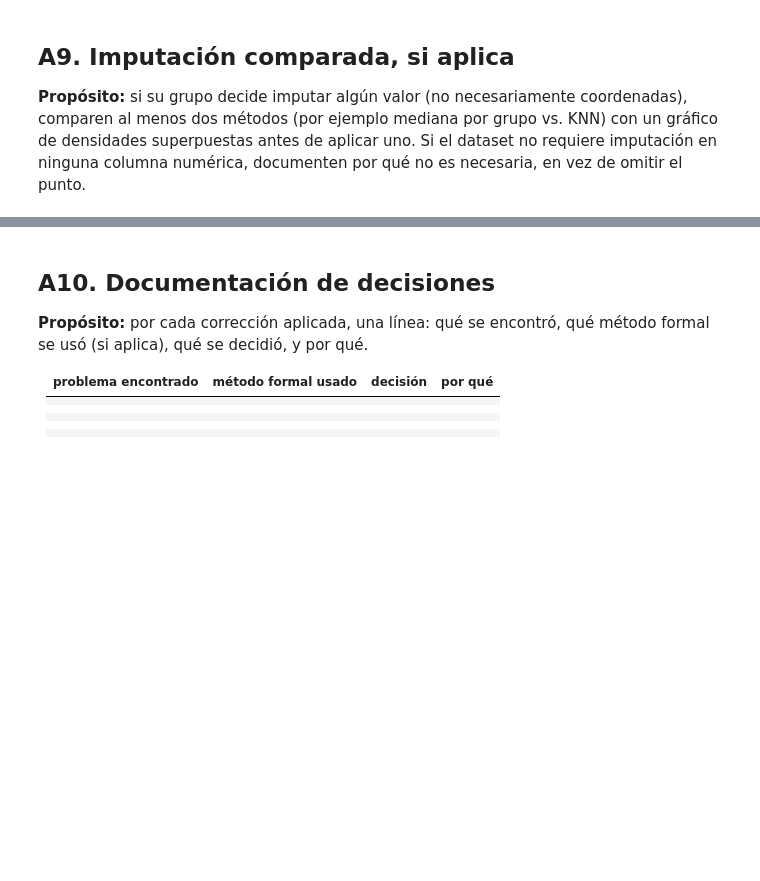
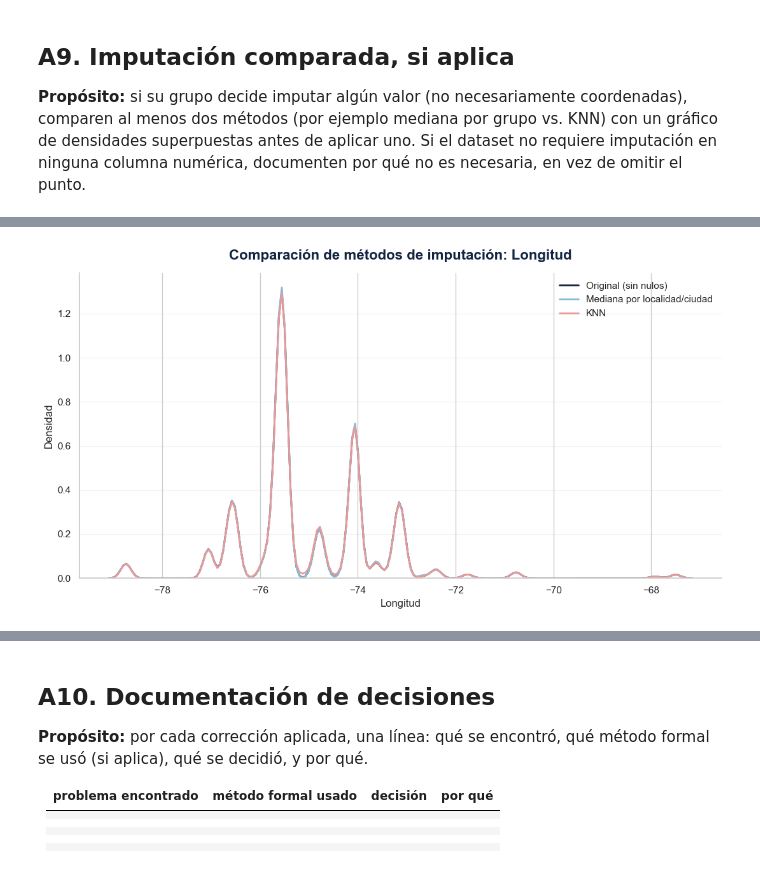
Before and after one commit to jp0617/visualizacionAnalisis, a Jupyter notebook: v0.1_s3_dataviz_grupo1.ipynb, the cells around one changed output, grey strips where cells are left out. Saved outputs shown, nothing was run; the diff lists cells and outputs as text; code cells hidden in the pictures; blank space fills up the shorter version.

```diff
--- a/v0.1_s3_dataviz_grupo1.ipynb
+++ b/v0.1_s3_dataviz_grupo1.ipynb
@@ -475,0 +848,52 @@ Duplicados eliminados: 1355
+# %%
+# Valores originales válidos
+longitud_original = df_coord["longitud"].dropna()
+
+fig, ax = plt.subplots(figsize=(11, 6))
+
+sns.kdeplot(
+    longitud_original,
+    label="Original (sin nulos)",
+    linewidth=2,
+    color="#132441",
+    ax=ax
+)
+
+sns.kdeplot(
+    df_mediana["longitud"],
+    label="Mediana por localidad/ciudad",
+    linewidth=2,
+    color="#87BBD7",
+    ax=ax
+)
+
+sns.kdeplot(
+    df_knn["longitud"],
+    label="KNN",
+    linewidth=2,
+    color="#E89A9A",
+    ax=ax
+)
+
+ax.set_title(
+    "Comparación de métodos de imputación: Longitud",
+    fontsize=16,
+    fontweight="bold",
+    color="#132441",
+    pad=15
+)
+
+ax.set_xlabel("Longitud", fontsize=12)
+ax.set_ylabel("Densidad", fontsize=12)
+
+ax.grid(axis="y", alpha=0.2)
+
+ax.spines["top"].set_visible(False)
+ax.spines["right"].set_visible(False)
+
+ax.legend(frameon=False)
+
+plt.tight_layout()
+plt.show()
+# %% [output]
+[figure, added]
```
Also changed, not shown: parts of 19 cells of this notebook.
